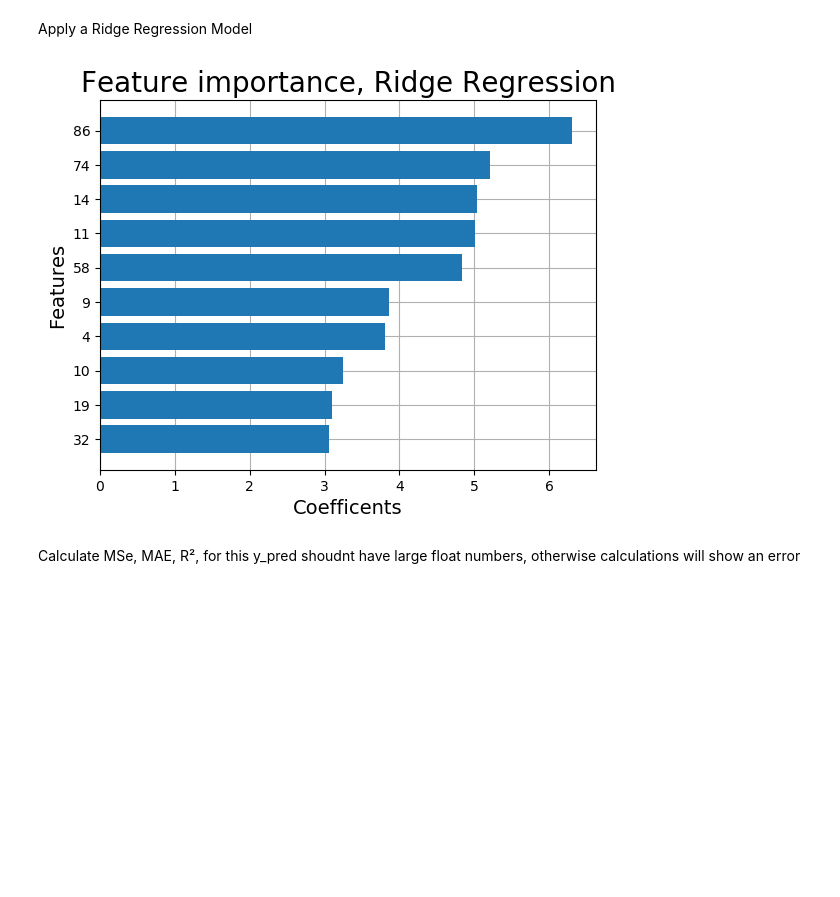
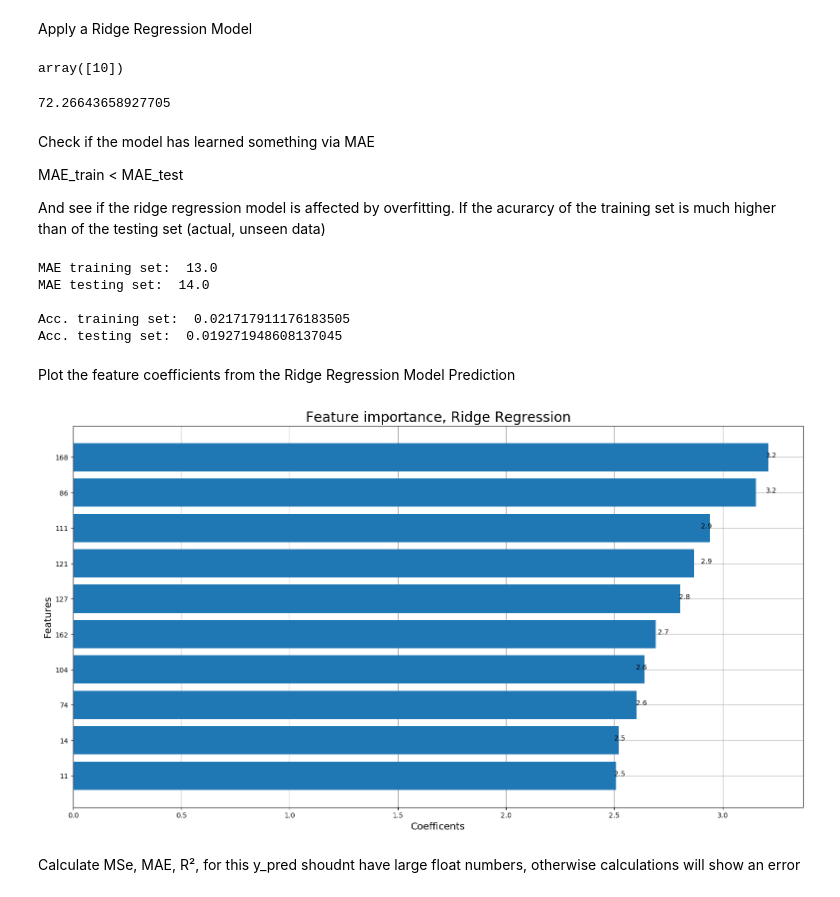
Before and after one commit to AnnaBooki/ml_test, a Jupyter notebook: Logistic_REG.ipynb, the cells around one changed output. Cells and saved outputs as stored; diff of their text form; code cells hidden in the pictures; blank space fills up the shorter version.

```diff
--- a/Logistic_REG.ipynb
+++ b/Logistic_REG.ipynb
@@ -689,10 +709,4 @@ model = XGBRegressor(n_estimators=5000,
 # %%
-model.fit(X_train_scaled, y_train,
-        eval_set=[(X_train_scaled, y_train), (X_test_scaled, y_test)],
-        early_stopping_rounds=10,
-       verbose=False)
-    #X_train_scaled, y_train)
-
 importance = model.feature_importances_
 
 coefs_xgb = pd.DataFrame(importance, X_train.columns)
@@ -715,7 +729,7 @@ ax.set_title('Feature importance, XGBoost', size=20)
 plt.grid(axis='y')
 plt.grid(axis='x')
 ax.set_axisbelow(True)
-for index, value in enumerate(np.around(coefs_xgb.values[0:10,1],1)):
+for index, value in enumerate(np.around(coefs_xgb.values[0:10,1],2)):
     plt.text(value, index, str(value))
 plt.show()
 
@@ -886,9 +888,8 @@ Dont modfiy dimensionality of target, keep samples (rows), but select just the m
 # %%
 from sklearn.decomposition import PCA
 
-pca = PCA(n_components=0.95)
+pca = PCA(n_components=200) #0.95)
 # n_components corresponds to a ratio of varinace of 95% that should be reserve, #svd_solver= 'full'), whiten=True)
-#pca.fit(X_train_scaled)
 
 X_train_pca = pca.fit_transform(X_train_scaled)
 X_test_pca = pca.transform(X_test_scaled)#, y_test)
@@ -934,44 +959,78 @@ Apply a Ridge Regression Model
 # %%
-rid_reg= Ridge(alpha=1)
+from sklearn.linear_model import RidgeCV
+
+#rid_reg= RidgeCV(alphas = [0.01, 0.1, 1.0, 2.0], normalize=True, store_cv_values=True, cv=None)
+rid_reg = Ridge(alpha=1.0, solver='sag', max_iter=100, normalize=True, random_state=42)
 ##  higher value of alpha restricts the coefficients further,
 ## alpha=1 means linear regression
+
 rid_reg.fit(X_train_pca, y_train)
 
-## predictions on independent variable from training+validation DS
-y_train_pred = rid_reg.predict(X_train_pca)
+
+# predictions on independent variable from training+validation DS
+y_pred_train = rid_reg.predict(X_train_pca)
 y_pred = rid_reg.predict(X_test_pca)
-
-## convert np.array to pd.series
-y_pred = pd.Series(y_pred)
+# %%
+#rid_reg.alpha_ #best_score_ #alpha_ #cv_values_
+rid_reg.n_iter_
+# %% [output]
+array([10])
+# %%
+rid_reg.intercept_
+# %% [output]
+72.26643658927705
+# %% [markdown]
+Check if the model has learned something via MAE
+
+MAE_train < MAE_test
+
+And see if the ridge regression model is affected by overfitting.
+If the acurarcy of the training set is much higher than of the testing set (actual, unseen data)
+# %%
+print("MAE training set: ", median_absolute_error(y_train, np.round(y_pred_train,0)))
+print("MAE testing set: ", median_absolute_error(y_test, np.round(y_pred,0)), "\n")
+
+print("Acc. training set: ", metrics.accuracy_score(y_train, np.round(y_pred_train,0) ) )
+print("Acc. testing set: ", metrics.accuracy_score(y_test, np.round(y_pred,0) ) )
+# %% [output]
+MAE training set:  13.0
+MAE testing set:  14.0
+
+Acc. training set:  0.021717911176183505
+Acc. testing set:  0.019271948608137045
+# %% [markdown]
+Plot the feature coefficients from the Ridge Regression Model Prediction
 # %%
 coefs_rid = rid_reg.coef_
 
 coefs_rid = pd.DataFrame(coefs_rid)
 coefs_rid.columns = ["coef"]
 coefs_rid["abs"] = coefs_rid.coef.apply(np.abs)
 coefs_rid = coefs_rid.sort_values(by="abs", ascending=False)
 
-plt.rcdefaults()
-fig, ax = plt.subplots()
+#plt.rcdefaults()
+f, ax = plt.subplots(1)
+f.set_figheight(10)
+f.set_figwidth(19)
 
 y_pos = np.arange(len(coefs_rid.index))
 
 ax.barh(y_pos[0:10], coefs_rid.values[0:10,1])
 ax.set_yticks(y_pos[0:10])
 ax.set_yticklabels(coefs_rid.index[0:10])
 ax.invert_yaxis()
 ax.set_xlabel('Coefficents', size=14)
 ax.set_ylabel('Features', size=14)
 ax.set_title('Feature importance, Ridge Regression', size=20)
 plt.grid(axis='y')
 plt.grid(axis='x')
 ax.set_axisbelow(True)
 for index, value in enumerate(np.around(coefs_rid.values[0:10,1],1)):
     plt.text(value, index, str(value))
 
 plt.show()
 # %% [output]
-[figure, old version]
+[figure, new version]
 # %% [markdown]
 Calculate MSe, MAE, R²,
 for this y_pred shoudnt have large float numbers, otherwise calculations will show an error
```
Also changed, not shown: parts of 48 cells of this notebook.
